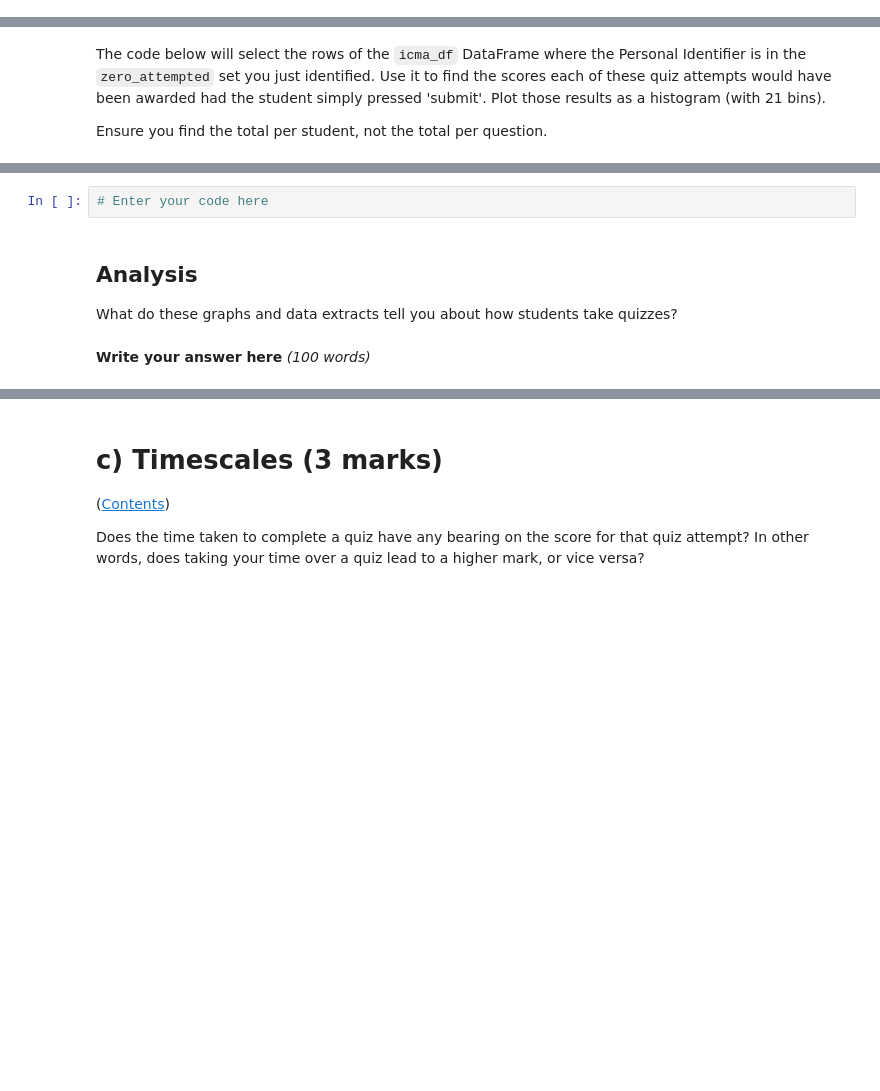
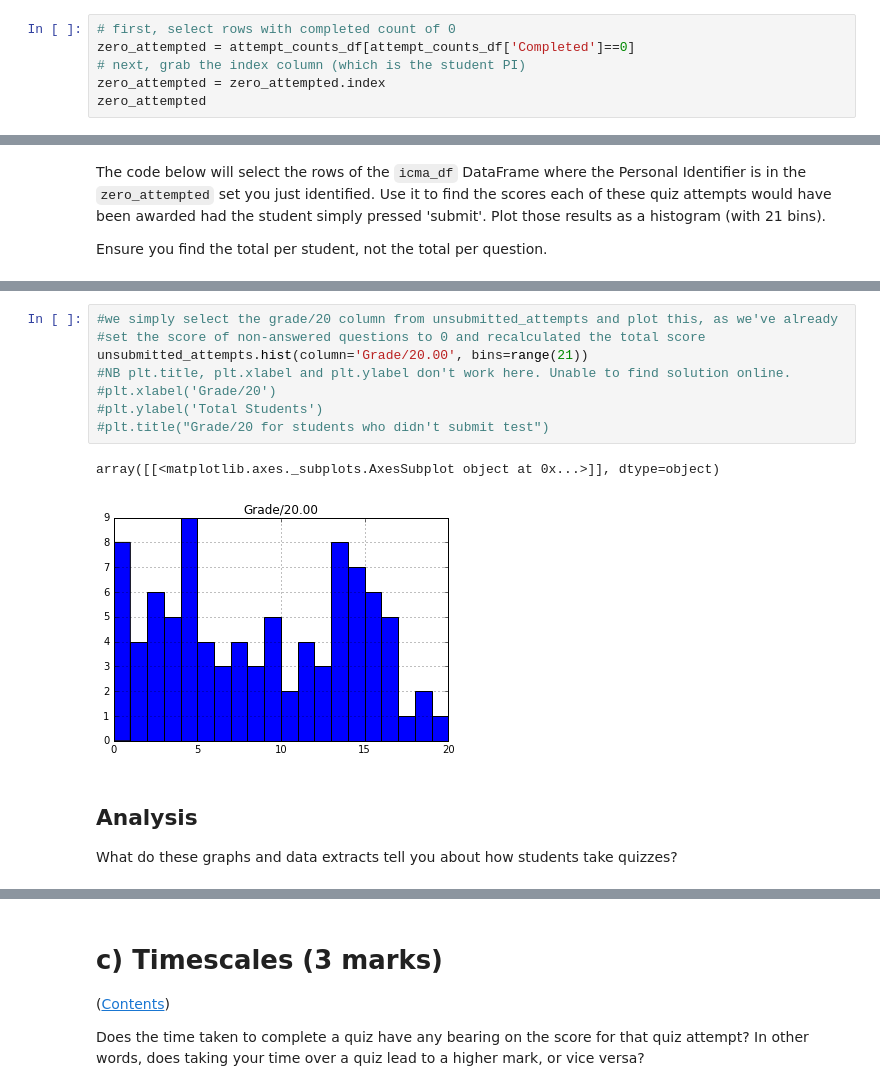
Before and after one commit to prathameshyeotekar1/notebooks, a Jupyter notebook: 2016J_TMA01/2016J_TMA01_q3.ipynb, the cells around one changed output, grey strips where cells are left out. Saved outputs shown, nothing was run; the diff lists cells and outputs as text; blank space fills up the shorter version.

```diff
--- a/2016J_TMA01/2016J_TMA01_q3.ipynb
+++ b/2016J_TMA01/2016J_TMA01_q3.ipynb
@@ -264,0 +363,6 @@ _Hint:_ The Personal Identifier is the `index` of the `attempt_counts` DataFrame
+# %%
+# first, select rows with completed count of 0
+zero_attempted = attempt_counts_df[attempt_counts_df['Completed']==0]
+# next, grab the index column (which is the student PI)
+zero_attempted = zero_attempted.index
+zero_attempted
@@ -274,7 +413,14 @@ NameError: name 'zero_attempted' is not defined
-# %%
-# Enter your code here
+# %%
+#we simply select the grade/20 column from unsubmitted_attempts and plot this, as we've already
+#set the score of non-answered questions to 0 and recalculated the total score
+unsubmitted_attempts.hist(column='Grade/20.00', bins=range(21))
+#NB plt.title, plt.xlabel and plt.ylabel don't work here. Unable to find solution online.
+#plt.xlabel('Grade/20')
+#plt.ylabel('Total Students')
+#plt.title("Grade/20 for students who didn't submit test")
+# %% [output]
+array([[<matplotlib.axes._subplots.AxesSubplot object at 0x...>]], dtype=object)
+[figure, added]
 # %% [markdown]
 ## Analysis
 What do these graphs and data extracts tell you about how students take quizzes?
-# %% [markdown]
-**Write your answer here** _(100 words)_
```
Also changed, not shown: parts of 59 cells of this notebook, 21 other files.
